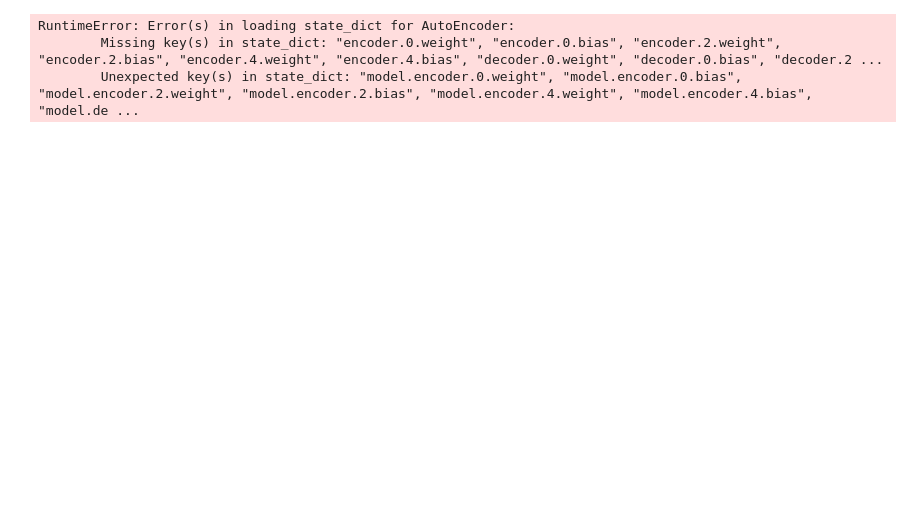
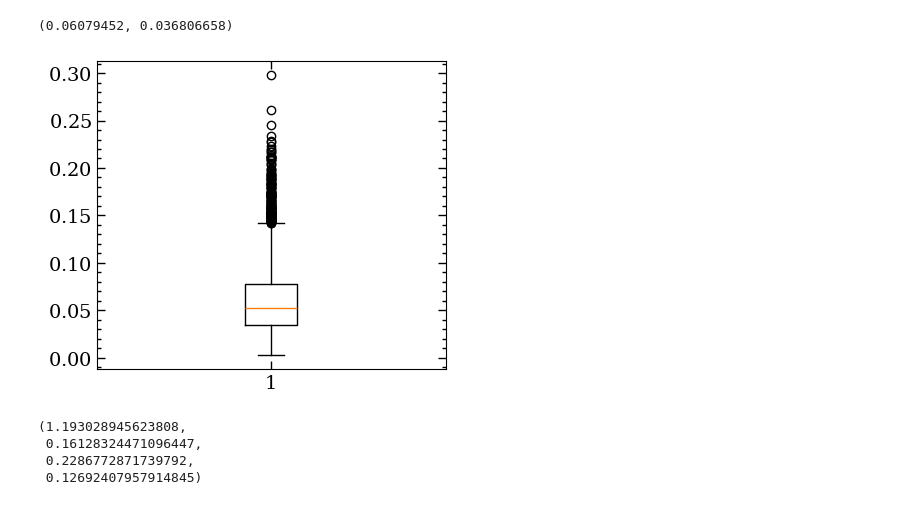
Before and after one commit to m-raj/microstructure-dependent-material-model, a Jupyter notebook: post_processing_lightning.ipynb, the cells around one changed output. Drawn from its saved outputs; the diff is of its cells as text; code cells hidden in the pictures; blank space fills up the shorter version.

```diff
--- a/post_processing_lightning.ipynb
+++ b/post_processing_lightning.ipynb
@@ -207,13 +182,0 @@ loss_function.L2RelativeError(s_perd_new, s_true), loss_function.L2RelativeError
-# %%
-E_features = vmm.E_encoder(torch.tensor(data['E'], dtype=torch.float32))
-nu_features = vmm.E_encoder(torch.tensor(data['nu'], dtype=torch.float32))
-m_features = torch.cat([E_features, nu_features], axis=1)
-data['E_pred'] = vmm.energy_function.E0(m_features).detach().numpy()
-data['nu_pred']= vmm.dissipation_potential.nu0(m_features).detach().numpy()
-data['A_pred']= vmm.energy_function.A(m_features).detach().numpy()
-data['BbyA_pred']= vmm.dissipation_potential.BbyA(m_features).detach().numpy()
-data['B'] = data['A_pred'] * data['BbyA_pred']
-x = (data['strain'], data['strain_rate'], data['E'], data['nu'])
-x = map(lambda l: torch.tensor(l, dtype=torch.float32), (data['strain'], data['strain_rate'], data['E'], data['nu']))
-data['s_pred'], data['xi_pred'] =  vmm(*x)
-data['kernel_pred'] = np.zeros_like(data['kernel'])
@@ -446,2 +182,0 @@ file = glob.glob('material_model_run_n4/vmm-*.ckpt')[0]
-# %%
-data = torch.load(file , map_location='cpu', weights_only=False)
@@ -452,6 +182,0 @@ odict_keys(['model.energy_function.B.0.weight', 'model.energy_function.B.0.bias'
-# %%
-ae_E.load_state_dict(data['state_dict'])
-# %% [output]
-RuntimeError: Error(s) in loading state_dict for AutoEncoder:
-        Missing key(s) in state_dict: "encoder.0.weight", "encoder.0.bias", "encoder.2.weight", "encoder.2.bias", "encoder.4.weight", "encoder.4.bias", "decoder.0.weight", "decoder.0.bias", "decoder.2 ...
-        Unexpected key(s) in state_dict: "model.encoder.0.weight", "model.encoder.0.bias", "model.encoder.2.weight", "model.encoder.2.bias", "model.encoder.4.weight", "model.encoder.4.bias", "model.de ...
@@ -457,0 +206,32 @@ RuntimeError: Error(s) in loading state_dict for AutoEncoder:
+# %%
+E_features = vmm.E_encoder(torch.tensor(data['E'], dtype=torch.float32))
+nu_features = vmm.E_encoder(torch.tensor(data['nu'], dtype=torch.float32))
+m_features = torch.cat([E_features, nu_features], axis=1)
+data['E_pred'] = vmm.energy_function.E(m_features).detach().numpy()
+data['nu_pred']= vmm.dissipation_potential.nu(m_features).detach().numpy()
+# data['A_pred']= vmm.energy_function.A(m_features).detach().numpy()
+data['beta']= vmm.dissipation_potential.beta(m_features).detach().numpy()
+x = (data['strain'], data['strain_rate'], data['E'], data['nu'])
+x = map(lambda l: torch.tensor(l, dtype=torch.float32), (data['strain'], data['strain_rate'], data['E'], data['nu']))
+data['s_pred'], data['xi_pred'] =  vmm(*x)
+data['kernel_pred'] = np.zeros_like(data['kernel'])
+# %%
+error = (loss_function.L2RelativeError(data['s_pred'], torch.tensor(data['stress'], dtype=torch.float32), reduction=None)).squeeze().detach().numpy()
+error_E = data['E_prime'].squeeze()- data['E_pred'].squeeze()
+error_nu = data['nu_prime'].squeeze()- data['nu_pred'].squeeze()
+# %%
+np.mean(error), np.std(error)
+# %% [output]
+(0.06079452, 0.036806658)
+# %%
+plt.boxplot(error)
+plt.show()
+# %% [output]
+[figure, added]
+# %%
+np.mean(error_E), np.std(error_E), np.mean(error_nu), np.std(error_nu)
+# %% [output]
+(1.193028945623808,
+ 0.16128324471096447,
+ 0.2286772871739792,
+ 0.12692407957914845)
```
Also changed, not shown: parts of 61 cells of this notebook, 1 other file.
